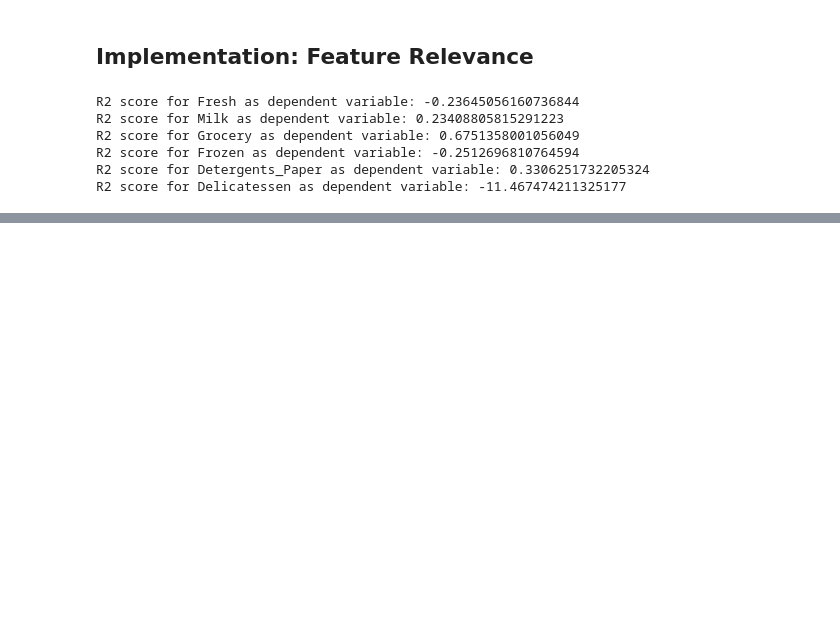
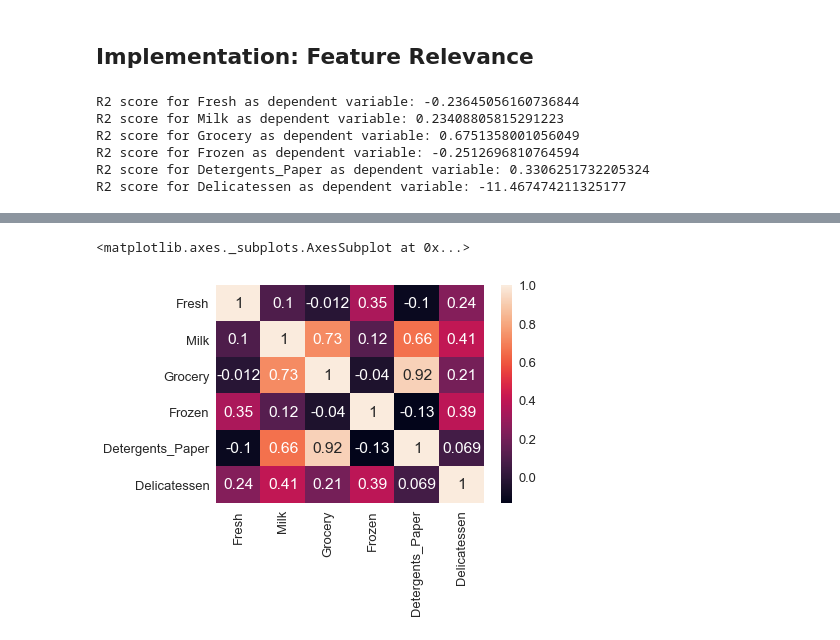
Before and after one commit to geekquad/Customer-Segments, a Jupyter notebook: Segments.ipynb, the cells around one changed output, grey strips where cells are left out. Drawn from its saved outputs; the diff is of its cells as text; code cells hidden in the pictures; blank space fills up the shorter version.

```diff
--- a/Segments.ipynb
+++ b/Segments.ipynb
@@ -112,0 +155,5 @@ R2 score for Delicatessen as dependent variable: -11.467474211325177
+# %%
+sns.heatmap(data.corr(), annot=True)
+# %% [output]
+<matplotlib.axes._subplots.AxesSubplot at 0x...>
+[figure, added]
```
Also changed, not shown: parts of 4 cells of this notebook.
